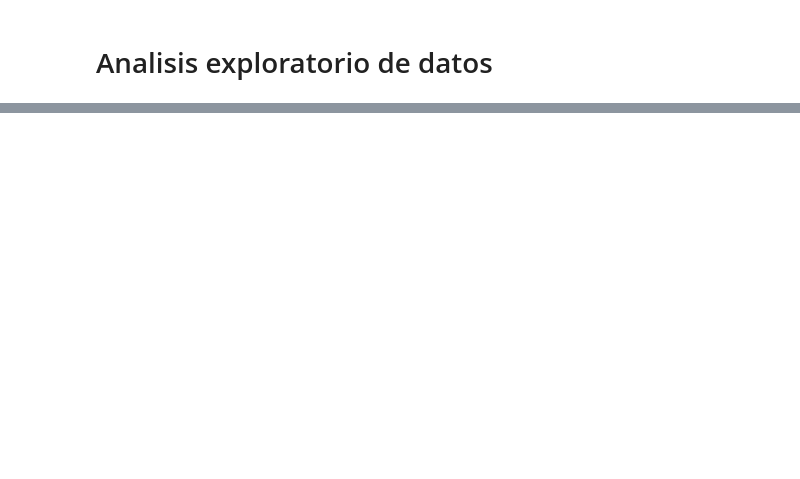
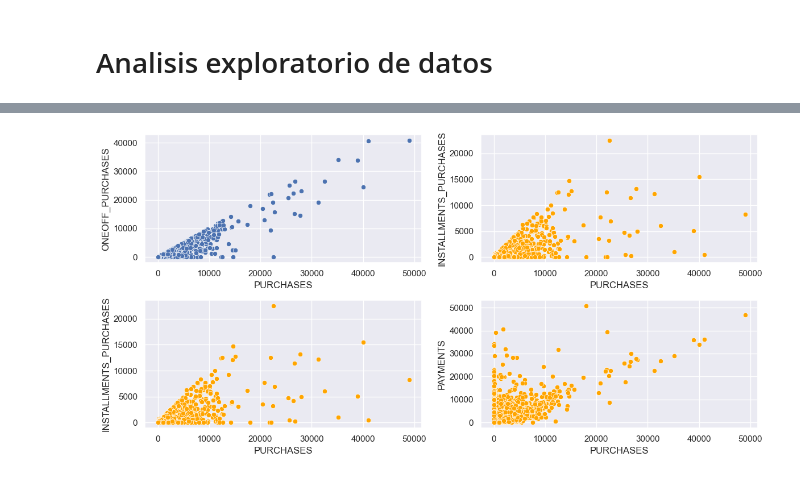
Before and after one commit to andromedalactea/Credit_Cards_Analytics, a Jupyter notebook: Analisis_exploratorio.ipynb, the cells around one changed output, grey strips where cells are left out. Cells and saved outputs as stored; diff of their text form; code cells hidden in the pictures; blank space fills up the shorter version.

```diff
--- a/Analisis_exploratorio.ipynb
+++ b/Analisis_exploratorio.ipynb
@@ -38,0 +98,24 @@ plt.show()
+# %%
+#Veamos estas correlaciones en gráficos
+
+# Configurar subplots
+fig, axes = plt.subplots(2, 2, figsize=(12, 6))
+
+# Primer gráfico: puchase vs oneoff:purchases
+sns.scatterplot(data=data_credit_cards,x='PURCHASES',y='ONEOFF_PURCHASES',ax=axes[0,0])
+
+
+# Segundo gráfico: Purchase vs INSTALLMENTS_PURCHASES
+sns.scatterplot(data=data_credit_cards,x='PURCHASES',y='INSTALLMENTS_PURCHASES',ax=axes[0,1],color='orange')
+
+
+sns.scatterplot(data=data_credit_cards,x='PURCHASES',y='INSTALLMENTS_PURCHASES',ax=axes[1,0],color='orange')
+
+sns.scatterplot(data=data_credit_cards,x='PURCHASES',y='PAYMENTS',ax=axes[1,1],color='orange')
+
+# Ajustar espacio entre subplots
+plt.tight_layout()
+
+plt.show()
+# %% [output]
+[figure, added]
```
Also changed, not shown: parts of 7 cells of this notebook.
